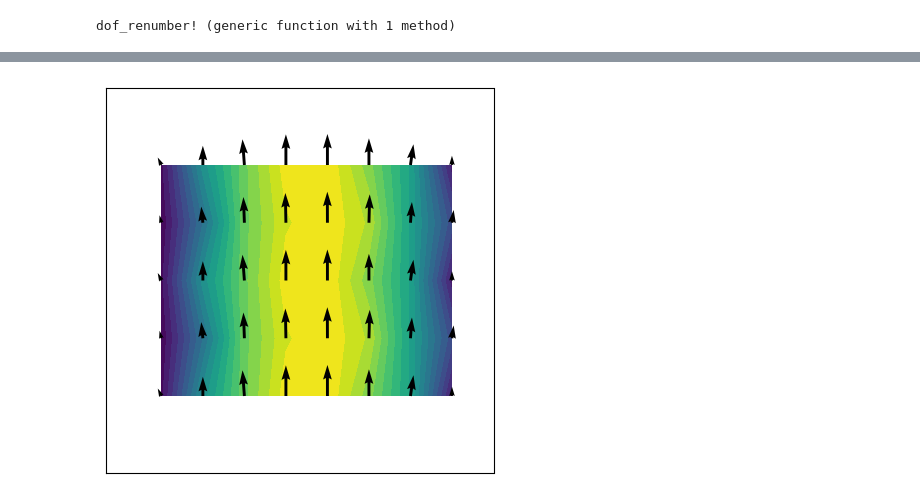
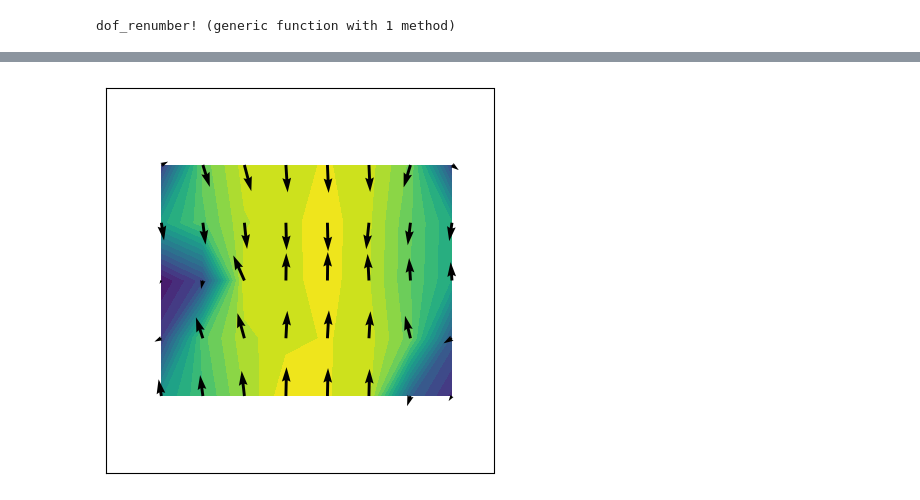
Before and after one commit to dkacperski97/eigenmode-fem, a Jupyter notebook: rylander2000.ipynb, the cells around one changed output, grey strips where cells are left out. Drawn from its saved outputs; the diff is of its cells as text; code cells hidden in the pictures.

```diff
--- a/rylander2000.ipynb
+++ b/rylander2000.ipynb
@@ -270,17 +324,17 @@ end
 # %%
-n = 97
+n = 3
 x = 0.1:0.15:1.2
 y = 0.1:0.15:0.8
 E = evaluate(WhitneyTriangleElement(), e[:, n], dof, x, y)
 normE  = @. sqrt(E[:, :, 1]^2 + E[:, :, 2]^2)
 xx = [x for _ in y, x in x]
 yy = [y for y in y, _ in x]
 
 figure(figsize=(5, 5))
 contourf(xx', yy', normE, levels=20)
 quiver(xx', yy', E[:, :, 1], E[:, :, 2])
 xlim([-0.1, +1.3])
 ylim([-0.1, +0.9])
-xticks([]); yticks([]);
+ xticks([]); yticks([]);
 # %% [output]
-[figure, old version]
+[figure, new version]
```
Also changed, not shown: parts of 13 cells of this notebook, 6 other files.
